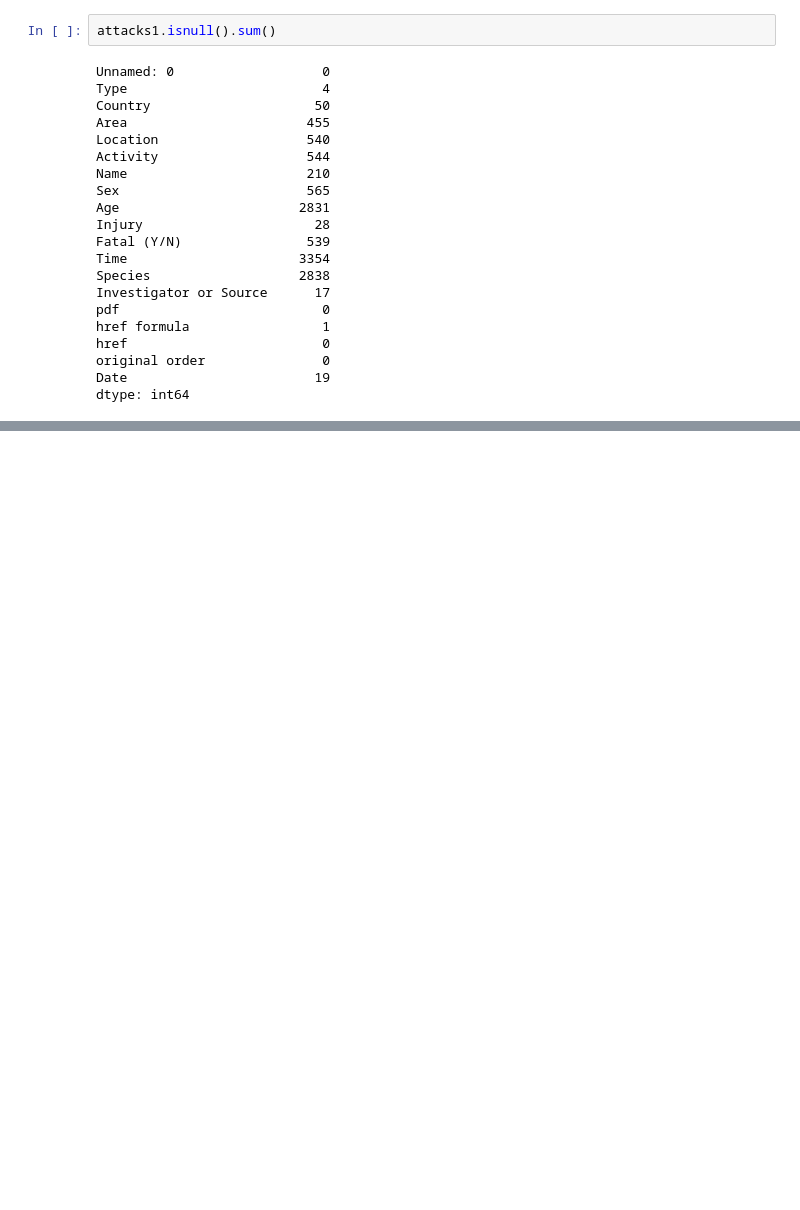
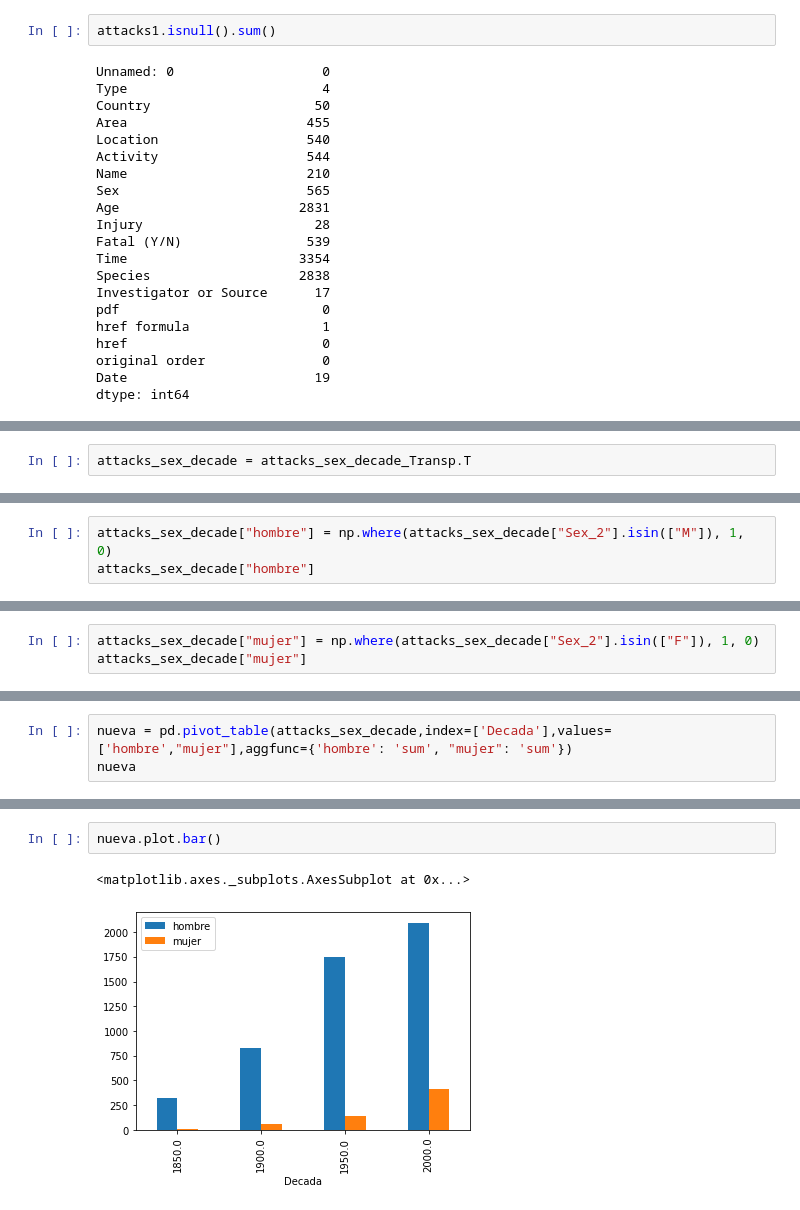
Before and after one commit to Flori-87/data-cleaning-pandas, a Jupyter notebook: code/clean2.ipynb, the cells around one changed output, grey strips where cells are left out. Saved outputs shown, nothing was run; the diff lists cells and outputs as text; blank space fills up the shorter version.

```diff
--- a/code/clean2.ipynb
+++ b/code/clean2.ipynb
@@ -69,0 +300,2 @@ attacks1
+# %%
+attacks_sex_decade = attacks_sex_decade_Transp.T
@@ -69,0 +318,3 @@ attacks1
+# %%
+attacks_sex_decade["hombre"] = np.where(attacks_sex_decade["Sex_2"].isin(["M"]), 1, 0)
+attacks_sex_decade["hombre"]
@@ -69,0 +334,3 @@ attacks1
+# %%
+attacks_sex_decade["mujer"] = np.where(attacks_sex_decade["Sex_2"].isin(["F"]), 1, 0)
+attacks_sex_decade["mujer"]
@@ -69,0 +366,3 @@ attacks1
+# %%
+nueva = pd.pivot_table(attacks_sex_decade,index=['Decada'],values=['hombre',"mujer"],aggfunc={'hombre': 'sum', "mujer": 'sum'})
+nueva
@@ -69,0 +376,5 @@ attacks1
+# %%
+nueva.plot.bar()
+# %% [output]
+<matplotlib.axes._subplots.AxesSubplot at 0x...>
+[figure, added]
```
Also changed, not shown: parts of 45 cells of this notebook.
